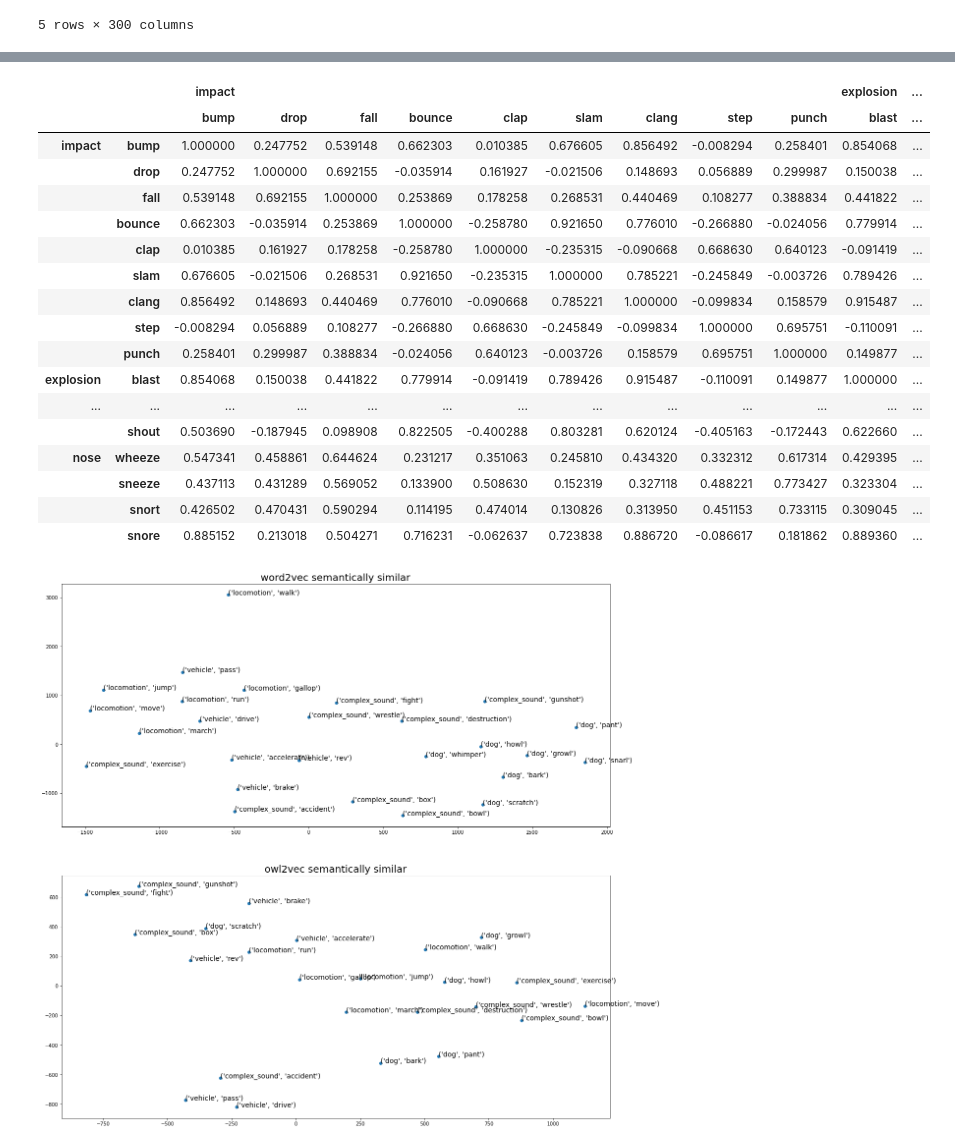
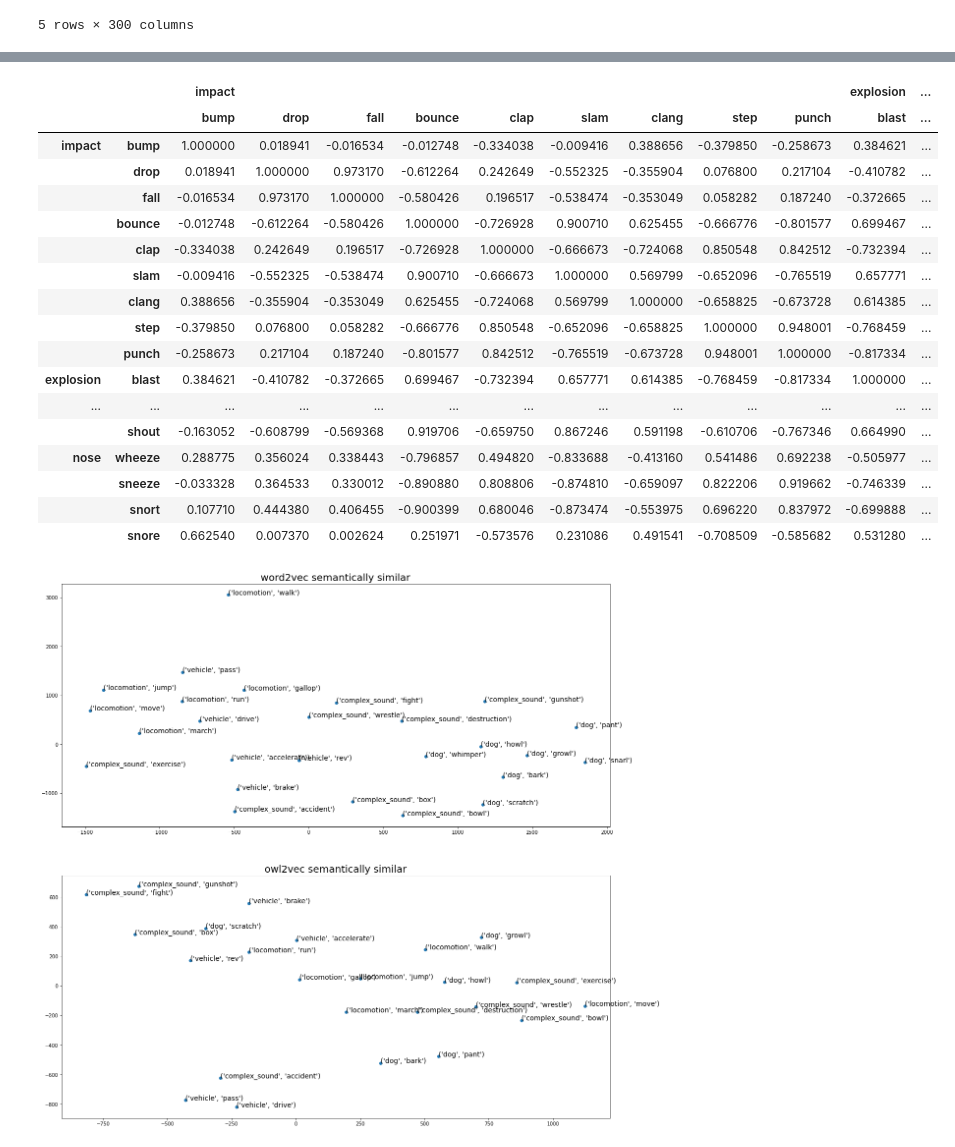
Before and after one commit to martinbremm/embedding-comparison, a Jupyter notebook: embedding_comparison.ipynb, the cells around one changed output, grey strips where cells are left out. Cells and saved outputs as stored; diff of their text form; code cells hidden in the pictures.

```diff
--- a/embedding_comparison.ipynb
+++ b/embedding_comparison.ipynb
@@ -30,7 +33,7 @@ o2vmodel = gensim.models.Word2Vec.load(
 
 # Word2Vec word embedding model (300 dim)
 w2vmodel = gensim.models.KeyedVectors.load_word2vec_format(
-    r'C:\Users\Martin\Documents\Elia_Research_Internship\Datasets\GoogleNews-vectors-negative300.bin.gz', binary=True)
+    r'C:\Users\Martin\Documents\research_internship\Datasets\GoogleNews-vectors-negative300.bin.gz', binary=True)
 # %%
 # function to create df of words and their embeddings for later plotting
 def create_df(model, dict):
@@ -85,7 +87,9 @@ w2v_sem_df.head(n=5)
 # 1-distance matrix with the cosine distance as a metric = similarity matrix
 def create_similarity_matrix_df(df, metric):
     vector = df.to_numpy()
-    matrix = 1-pairwise_distances(df.to_numpy(), metric=metric) # similarity based on euclidean, cosine or correlation
+    # matrix = 1-pairwise_distances(df.to_numpy(), metric=metric) # similarity based on euclidean, cosine or correlation
+
+    matrix = 1-squareform(pdist(zscore(df, axis=0), metric))
 
     matrix_df = pd.DataFrame(data=matrix, columns=df.index, index=df.index)
 
@@ -157,24 +161,24 @@ create_similarity_matrix_df(o2v_sem_df, "euclidean")
 # %%
-create_similarity_matrix_df(o2v_aco_df, "euclidean")
+create_similarity_matrix_df(o2v_aco_df, "cosine")
 # %% [output]
 |  |  | impact |  |  |  |  |  |  |  |  | explosion | ... |
 |  |  | bump | drop | fall | bounce | clap | slam | clang | step | punch | blast | ... |
-| impact | bump | 1.000000 | 0.247752 | 0.539148 | 0.662303 | 0.010385 | 0.676605 | 0.856492 | -0.008294 | 0.258401 | 0.854068 | ... |
-|  | drop | 0.247752 | 1.000000 | 0.692155 | -0.035914 | 0.161927 | -0.021506 | 0.148693 | 0.056889 | 0.299987 | 0.150038 | ... |
-|  | fall | 0.539148 | 0.692155 | 1.000000 | 0.253869 | 0.178258 | 0.268531 | 0.440469 | 0.108277 | 0.388834 | 0.441822 | ... |
-|  | bounce | 0.662303 | -0.035914 | 0.253869 | 1.000000 | -0.258780 | 0.921650 | 0.776010 | -0.266880 | -0.024056 | 0.779914 | ... |
-|  | clap | 0.010385 | 0.161927 | 0.178258 | -0.258780 | 1.000000 | -0.235315 | -0.090668 | 0.668630 | 0.640123 | -0.091419 | ... |
-|  | slam | 0.676605 | -0.021506 | 0.268531 | 0.921650 | -0.235315 | 1.000000 | 0.785221 | -0.245849 | -0.003726 | 0.789426 | ... |
-|  | clang | 0.856492 | 0.148693 | 0.440469 | 0.776010 | -0.090668 | 0.785221 | 1.000000 | -0.099834 | 0.158579 | 0.915487 | ... |
-|  | step | -0.008294 | 0.056889 | 0.108277 | -0.266880 | 0.668630 | -0.245849 | -0.099834 | 1.000000 | 0.695751 | -0.110091 | ... |
-|  | punch | 0.258401 | 0.299987 | 0.388834 | -0.024056 | 0.640123 | -0.003726 | 0.158579 | 0.695751 | 1.000000 | 0.149877 | ... |
-| explosion | blast | 0.854068 | 0.150038 | 0.441822 | 0.779914 | -0.091419 | 0.789426 | 0.915487 | -0.110091 | 0.149877 | 1.000000 | ... |
+| impact | bump | 1.000000 | 0.018941 | -0.016534 | -0.012748 | -0.334038 | -0.009416 | 0.388656 | -0.379850 | -0.258673 | 0.384621 | ... |
+|  | drop | 0.018941 | 1.000000 | 0.973170 | -0.612264 | 0.242649 | -0.552325 | -0.355904 | 0.076800 | 0.217104 | -0.410782 | ... |
+|  | fall | -0.016534 | 0.973170 | 1.000000 | -0.580426 | 0.196517 | -0.538474 | -0.353049 | 0.058282 | 0.187240 | -0.372665 | ... |
+|  | bounce | -0.012748 | -0.612264 | -0.580426 | 1.000000 | -0.726928 | 0.900710 | 0.625455 | -0.666776 | -0.801577 | 0.699467 | ... |
+|  | clap | -0.334038 | 0.242649 | 0.196517 | -0.726928 | 1.000000 | -0.666673 | -0.724068 | 0.850548 | 0.842512 | -0.732394 | ... |
+|  | slam | -0.009416 | -0.552325 | -0.538474 | 0.900710 | -0.666673 | 1.000000 | 0.569799 | -0.652096 | -0.765519 | 0.657771 | ... |
+|  | clang | 0.388656 | -0.355904 | -0.353049 | 0.625455 | -0.724068 | 0.569799 | 1.000000 | -0.658825 | -0.673728 | 0.614385 | ... |
+|  | step | -0.379850 | 0.076800 | 0.058282 | -0.666776 | 0.850548 | -0.652096 | -0.658825 | 1.000000 | 0.948001 | -0.768459 | ... |
+|  | punch | -0.258673 | 0.217104 | 0.187240 | -0.801577 | 0.842512 | -0.765519 | -0.673728 | 0.948001 | 1.000000 | -0.817334 | ... |
+| explosion | blast | 0.384621 | -0.410782 | -0.372665 | 0.699467 | -0.732394 | 0.657771 | 0.614385 | -0.768459 | -0.817334 | 1.000000 | ... |
 | ... | ... | ... | ... | ... | ... | ... | ... | ... | ... | ... | ... | ... |
-|  | shout | 0.503690 | -0.187945 | 0.098908 | 0.822505 | -0.400288 | 0.803281 | 0.620124 | -0.405163 | -0.172443 | 0.622660 | ... |
-| nose | wheeze | 0.547341 | 0.458861 | 0.644624 | 0.231217 | 0.351063 | 0.245810 | 0.434320 | 0.332312 | 0.617314 | 0.429395 | ... |
-|  | sneeze | 0.437113 | 0.431289 | 0.569052 | 0.133900 | 0.508630 | 0.152319 | 0.327118 | 0.488221 | 0.773427 | 0.323304 | ... |
-|  | snort | 0.426502 | 0.470431 | 0.590294 | 0.114195 | 0.474014 | 0.130826 | 0.313950 | 0.451153 | 0.733115 | 0.309045 | ... |
-|  | snore | 0.885152 | 0.213018 | 0.504271 | 0.716231 | -0.062637 | 0.723838 | 0.886720 | -0.086617 | 0.181862 | 0.889360 | ... |
+|  | shout | -0.163052 | -0.608799 | -0.569368 | 0.919706 | -0.659750 | 0.867246 | 0.591198 | -0.610706 | -0.767346 | 0.664990 | ... |
+| nose | wheeze | 0.288775 | 0.356024 | 0.338443 | -0.796857 | 0.494820 | -0.833688 | -0.413160 | 0.541486 | 0.692238 | -0.505977 | ... |
+|  | sneeze | -0.033328 | 0.364533 | 0.330012 | -0.890880 | 0.808806 | -0.874810 | -0.659097 | 0.822206 | 0.919662 | -0.746339 | ... |
+|  | snort | 0.107710 | 0.444380 | 0.406455 | -0.900399 | 0.680046 | -0.873474 | -0.553975 | 0.696220 | 0.837972 | -0.699888 | ... |
+|  | snore | 0.662540 | 0.007370 | 0.002624 | 0.251971 | -0.573576 | 0.231086 | 0.491541 | -0.708509 | -0.585682 | 0.531280 | ... |
 # %%
 # standard dimensionality reduction setup (tSNE, PCA?)
 def initiate_tsne(df):
```
Also changed, not shown: parts of 5 cells of this notebook.
